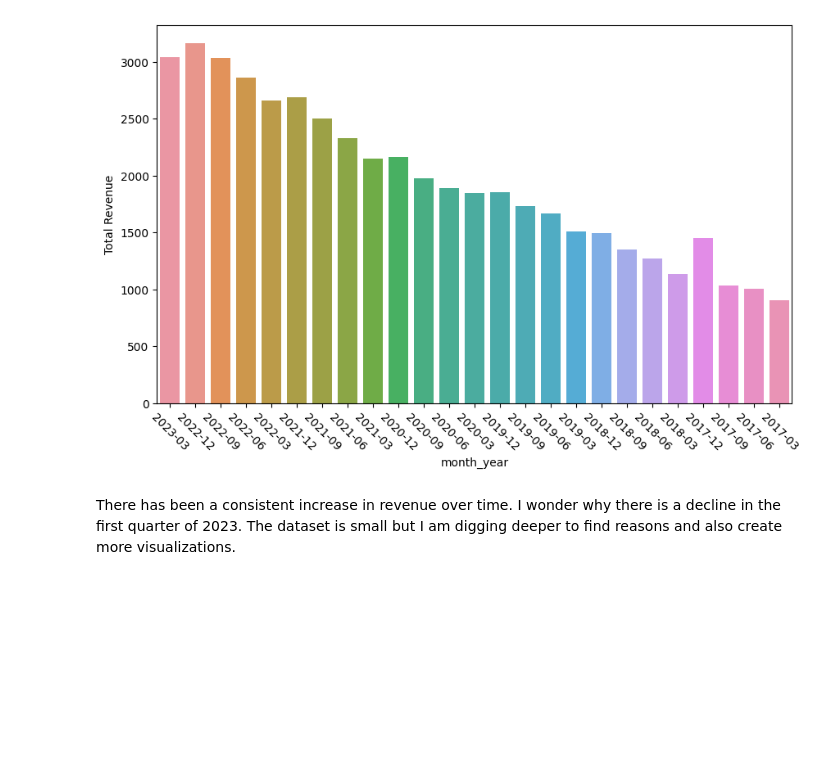
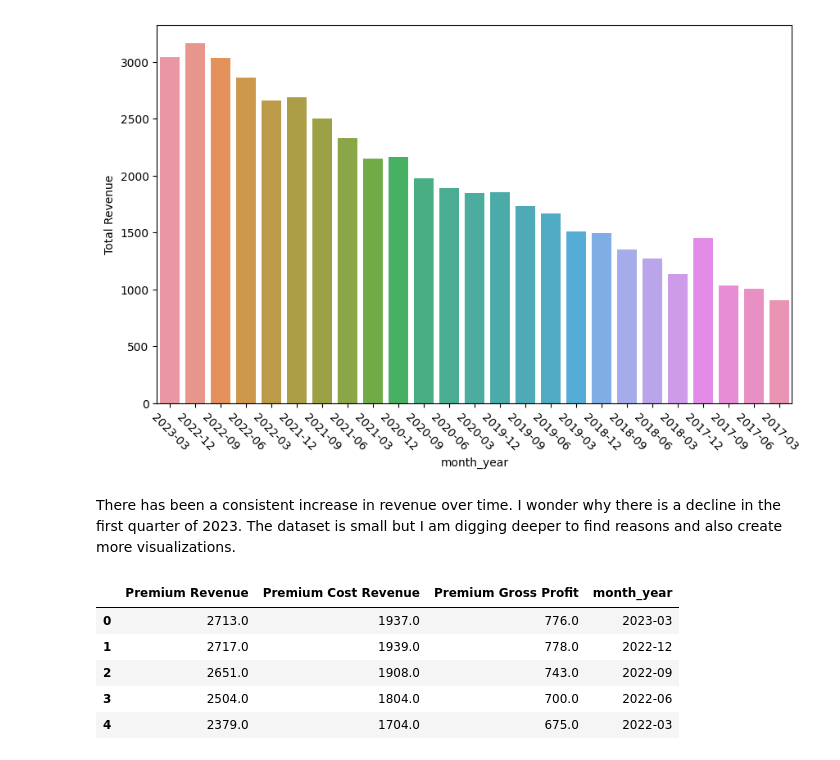
Before and after one commit to WinnieSue/revenue-expenses-viz, a Jupyter notebook: Spotify.ipynb, the cells around one changed output. Cells and saved outputs as stored; diff of their text form; code cells hidden in the pictures; blank space fills up the shorter version.

```diff
--- a/Spotify.ipynb
+++ b/Spotify.ipynb
@@ -135,3 +141,15 @@ plt.xticks(rotation = -45)
 [figure]
 # %% [markdown]
 There has been a consistent increase in revenue over time. I wonder why there is a decline in the first quarter of 2023. The dataset is small but I am digging deeper to find reasons and also create more visualizations.
+# %%
+# using the groupby function
+premiums = ['Premium Revenue', 'Premium Cost Revenue', 'Premium Gross Profit','month_year']
+premium_df = df[premiums]
+premium_df.head()
+# %% [output]
+|  | Premium Revenue | Premium Cost Revenue | Premium Gross Profit | month_year |
+| 0 | 2713.0 | 1937.0 | 776.0 | 2023-03 |
+| 1 | 2717.0 | 1939.0 | 778.0 | 2022-12 |
+| 2 | 2651.0 | 1908.0 | 743.0 | 2022-09 |
+| 3 | 2504.0 | 1804.0 | 700.0 | 2022-06 |
+| 4 | 2379.0 | 1704.0 | 675.0 | 2022-03 |
```
Also changed, not shown: parts of 16 cells of this notebook.
